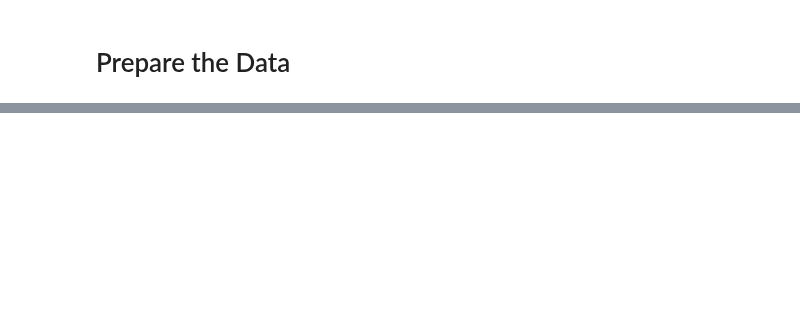
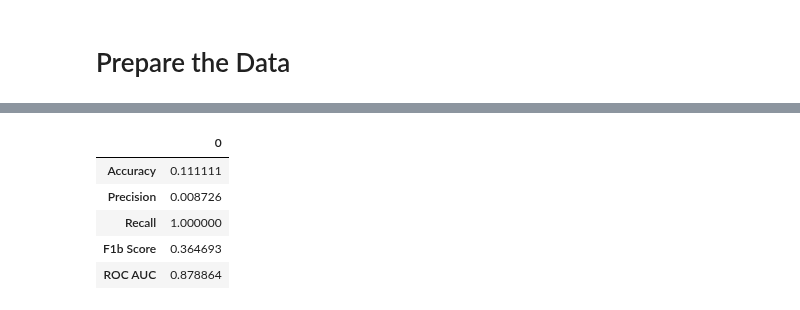
Before and after one commit to adamd1985/intra_day_futures_arb, a Jupyter notebook: cnn_algo.ipynb, the cells around one changed output, grey strips where cells are left out. Saved outputs shown, nothing was run; the diff lists cells and outputs as text; code cells hidden in the pictures; blank space fills up the shorter version.

```diff
--- a/cnn_algo.ipynb
+++ b/cnn_algo.ipynb
@@ -71,0 +86,7 @@ futs_df.head(2)
+# %%
+from quant_equations import get_ou, get_annualized_factor, calc_annualized_sharpe, deflated_sharpe_ratio
+
+HALF_LIFE, HURST = get_ou(futs_df, f'{TARGET_FUT}_Close')
+
+print("Half-Life:", HALF_LIFE)
+print("Hurst:", HURST)
@@ -770,0 +620,18 @@ build_tcn(input_shape, X, y, Xt=None, yt=None)
+# %%
+from sklearn.metrics import accuracy_score, precision_score, recall_score, fbeta_score, roc_auc_score
+
+ypred_raw = model.predict([X_t])
+pred = (ypred_raw > 0.5).astype(int)
+metrics = {}
+
+metrics = {
+    "Accuracy": accuracy_score(y_t.flatten(), pred.flatten()),
+    "Precision": precision_score(y_t.flatten(), pred.flatten()),
+    "Recall": recall_score(y_t.flatten(), pred.flatten()),
+    "F1b Score": fbeta_score(y_t.flatten(), pred.flatten(), average="weighted", beta=0.5),
+    "ROC AUC": roc_auc_score(y_t.flatten(), ypred_raw.flatten(), average='weighted')  # Using raw probabilities
+}
+
+metrics_unseen_df = pd.DataFrame.from_dict(metrics, orient='index')
+metrics_unseen_df
+# %% [output]
@@ -770,0 +639,6 @@ build_tcn(input_shape, X, y, Xt=None, yt=None)
+|  | 0 |
+| Accuracy | 0.111111 |
+| Precision | 0.008726 |
+| Recall | 1.000000 |
+| F1b Score | 0.364693 |
+| ROC AUC | 0.878864 |
```
Also changed, not shown: parts of 15 cells of this notebook, 1 other file.
